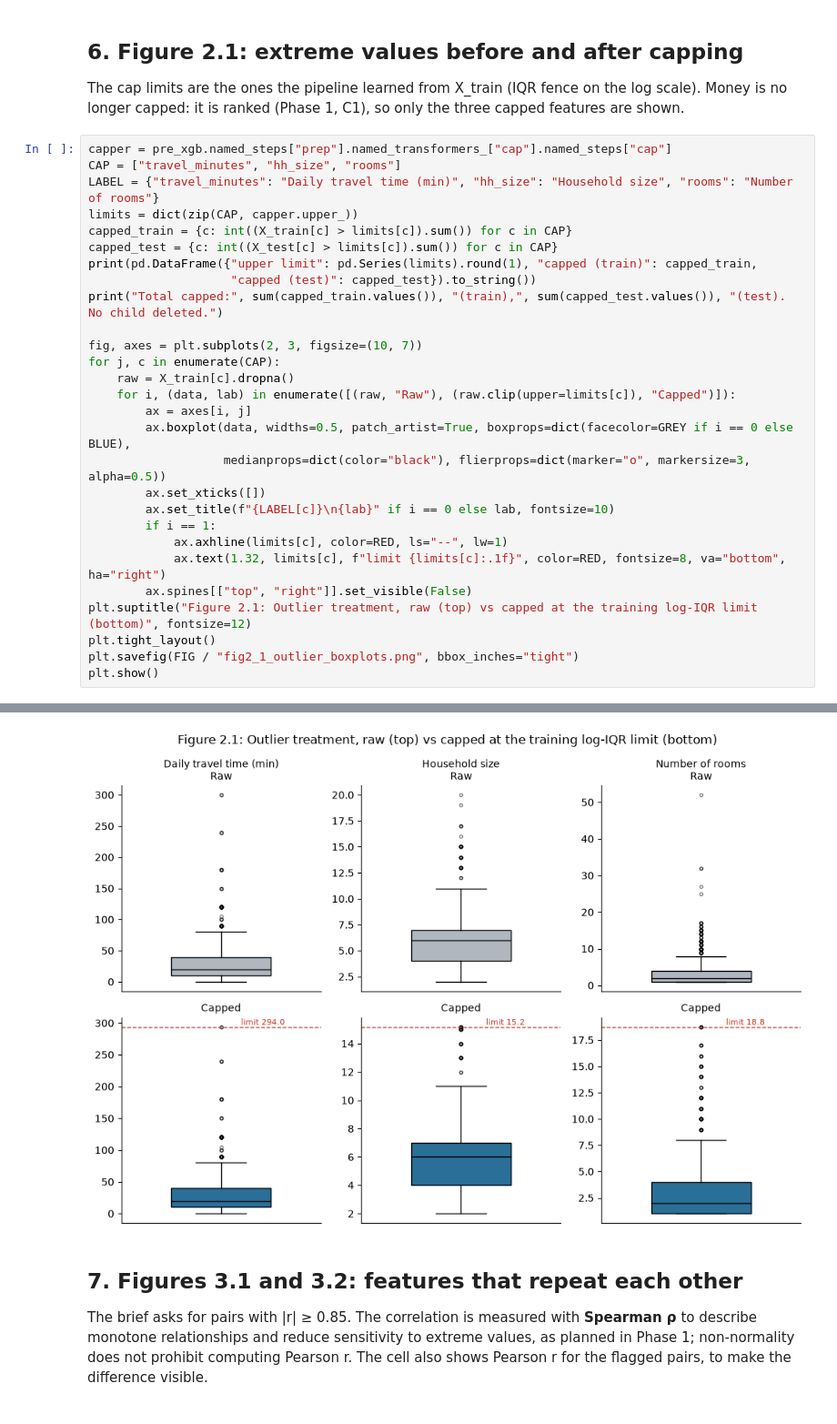
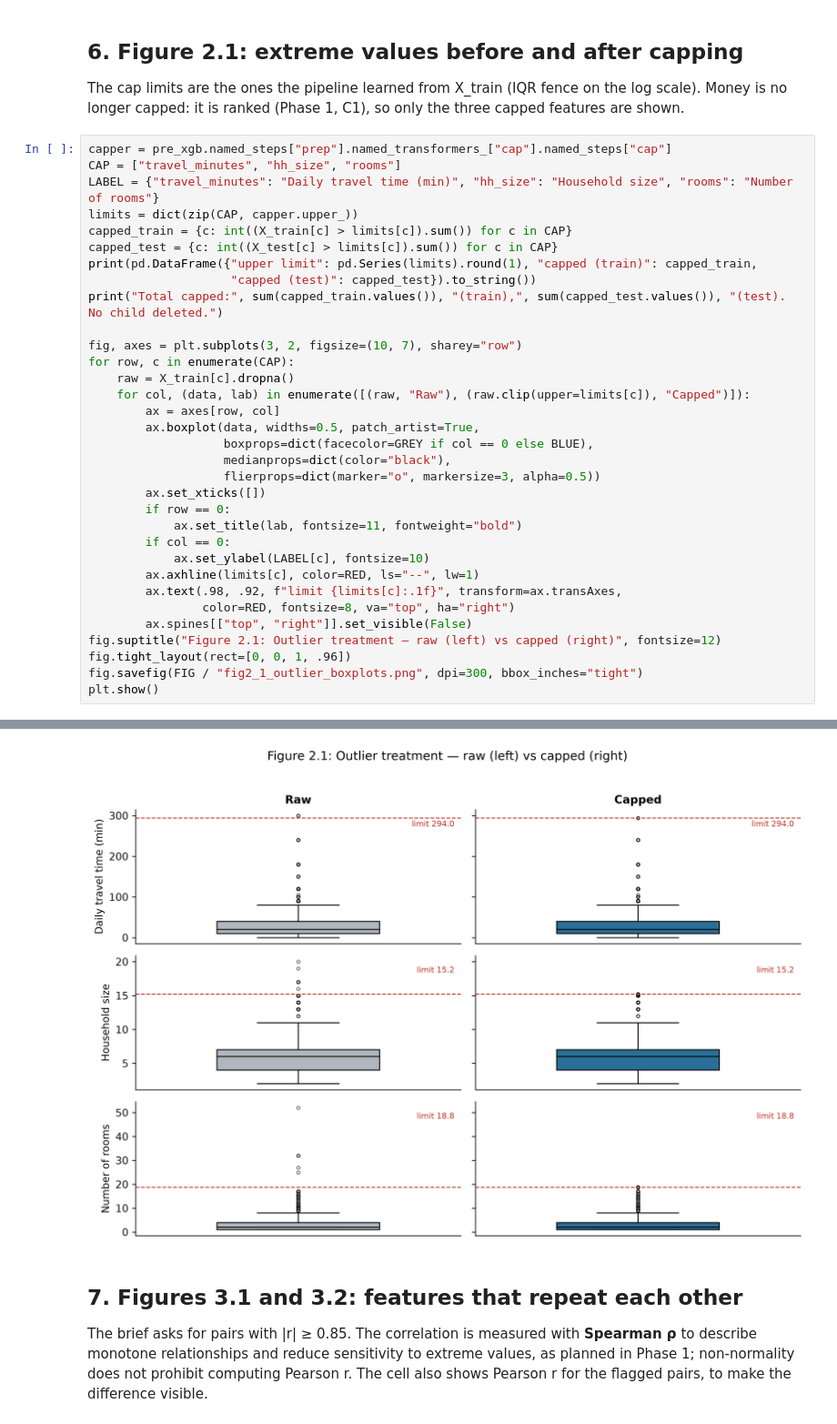
Before and after one commit to Emile-Lucky-Muhigira/AISD_Project, a Jupyter notebook: phase2_implementation/notebooks/pipeline_execution.ipynb, the cells around one changed output, grey strips where cells are left out. Shown at 91% size. Saved outputs shown, nothing was run; the diff lists cells and outputs as text.

Commit message:
Fix IEEE layout and complete evaluation reporting

```diff
--- a/phase2_implementation/notebooks/pipeline_execution.ipynb
+++ b/phase2_implementation/notebooks/pipeline_execution.ipynb
@@ -469,38 +469,43 @@ The cap limits are the ones the pipeline learned from X_train (IQR fence on the
 # %%
 capper = pre_xgb.named_steps["prep"].named_transformers_["cap"].named_steps["cap"]
 CAP = ["travel_minutes", "hh_size", "rooms"]
 LABEL = {"travel_minutes": "Daily travel time (min)", "hh_size": "Household size", "rooms": "Number of rooms"}
 limits = dict(zip(CAP, capper.upper_))
 capped_train = {c: int((X_train[c] > limits[c]).sum()) for c in CAP}
 capped_test = {c: int((X_test[c] > limits[c]).sum()) for c in CAP}
 print(pd.DataFrame({"upper limit": pd.Series(limits).round(1), "capped (train)": capped_train,
                     "capped (test)": capped_test}).to_string())
 print("Total capped:", sum(capped_train.values()), "(train),", sum(capped_test.values()), "(test). No child deleted.")
 
-fig, axes = plt.subplots(2, 3, figsize=(10, 7))
-for j, c in enumerate(CAP):
+fig, axes = plt.subplots(3, 2, figsize=(10, 7), sharey="row")
+for row, c in enumerate(CAP):
     raw = X_train[c].dropna()
-    for i, (data, lab) in enumerate([(raw, "Raw"), (raw.clip(upper=limits[c]), "Capped")]):
-        ax = axes[i, j]
-        ax.boxplot(data, widths=0.5, patch_artist=True, boxprops=dict(facecolor=GREY if i == 0 else BLUE),
-                   medianprops=dict(color="black"), flierprops=dict(marker="o", markersize=3, alpha=0.5))
+    for col, (data, lab) in enumerate([(raw, "Raw"), (raw.clip(upper=limits[c]), "Capped")]):
+        ax = axes[row, col]
+        ax.boxplot(data, widths=0.5, patch_artist=True,
+                   boxprops=dict(facecolor=GREY if col == 0 else BLUE),
+                   medianprops=dict(color="black"),
+                   flierprops=dict(marker="o", markersize=3, alpha=0.5))
         ax.set_xticks([])
-        ax.set_title(f"{LABEL[c]}\n{lab}" if i == 0 else lab, fontsize=10)
-        if i == 1:
-            ax.axhline(limits[c], color=RED, ls="--", lw=1)
-            ax.text(1.32, limits[c], f"limit {limits[c]:.1f}", color=RED, fontsize=8, va="bottom", ha="right")
+        if row == 0:
+            ax.set_title(lab, fontsize=11, fontweight="bold")
+        if col == 0:
+            ax.set_ylabel(LABEL[c], fontsize=10)
+        ax.axhline(limits[c], color=RED, ls="--", lw=1)
+        ax.text(.98, .92, f"limit {limits[c]:.1f}", transform=ax.transAxes,
+                color=RED, fontsize=8, va="top", ha="right")
         ax.spines[["top", "right"]].set_visible(False)
-plt.suptitle("Figure 2.1: Outlier treatment, raw (top) vs capped at the training log-IQR limit (bottom)", fontsize=12)
-plt.tight_layout()
-plt.savefig(FIG / "fig2_1_outlier_boxplots.png", bbox_inches="tight")
+fig.suptitle("Figure 2.1: Outlier treatment — raw (left) vs capped (right)", fontsize=12)
+fig.tight_layout(rect=[0, 0, 1, .96])
+fig.savefig(FIG / "fig2_1_outlier_boxplots.png", dpi=300, bbox_inches="tight")
 plt.show()
 # %% [output]
                 upper limit  capped (train)  capped (test)
 travel_minutes        294.0               2              0
 hh_size                15.2               6              4
 rooms                  18.8               5              1
 Total capped: 13 (train), 5 (test). No child deleted.
-[figure, old version]
+[figure, new version]
 # %% [markdown]
 ## 7. Figures 3.1 and 3.2: features that repeat each other
 
```
Also changed, not shown: parts of 13 cells of this notebook, 3 other files.
